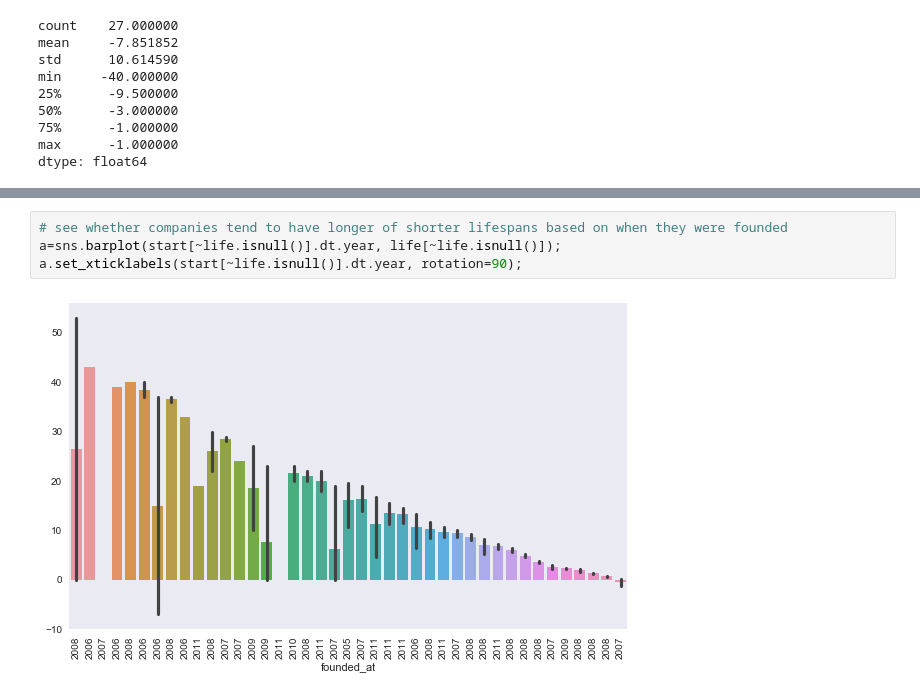
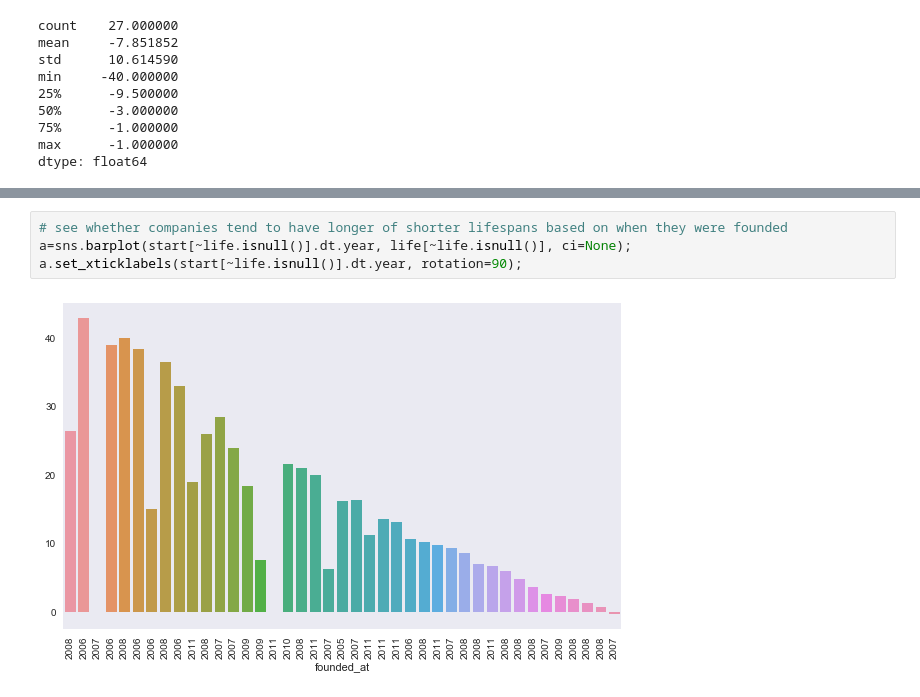
Before and after one commit to berkeley-stat159-f17/project-3-p2-mo-ma-ne, a Jupyter notebook: cb_offices.ipynb, the cells around one changed output, grey strips where cells are left out. Cells and saved outputs as stored; diff of their text form.

Commit message:
fixes to location/year notebook. still needs work

```diff
--- a/cb_offices.ipynb
+++ b/cb_offices.ipynb
@@ -271,8 +292,8 @@ dtype: float64
 # %%
 # see whether companies tend to have longer of shorter lifespans based on when they were founded
-a=sns.barplot(start[~life.isnull()].dt.year, life[~life.isnull()]);
+a=sns.barplot(start[~life.isnull()].dt.year, life[~life.isnull()], ci=None);
 a.set_xticklabels(start[~life.isnull()].dt.year, rotation=90);
 # %% [output]
-[figure, old version]
+[figure, new version]
 # %%
 # see whether companies tend to have longer or shorter lifespans based on region
```
Also changed, not shown: parts of 22 cells of this notebook.
